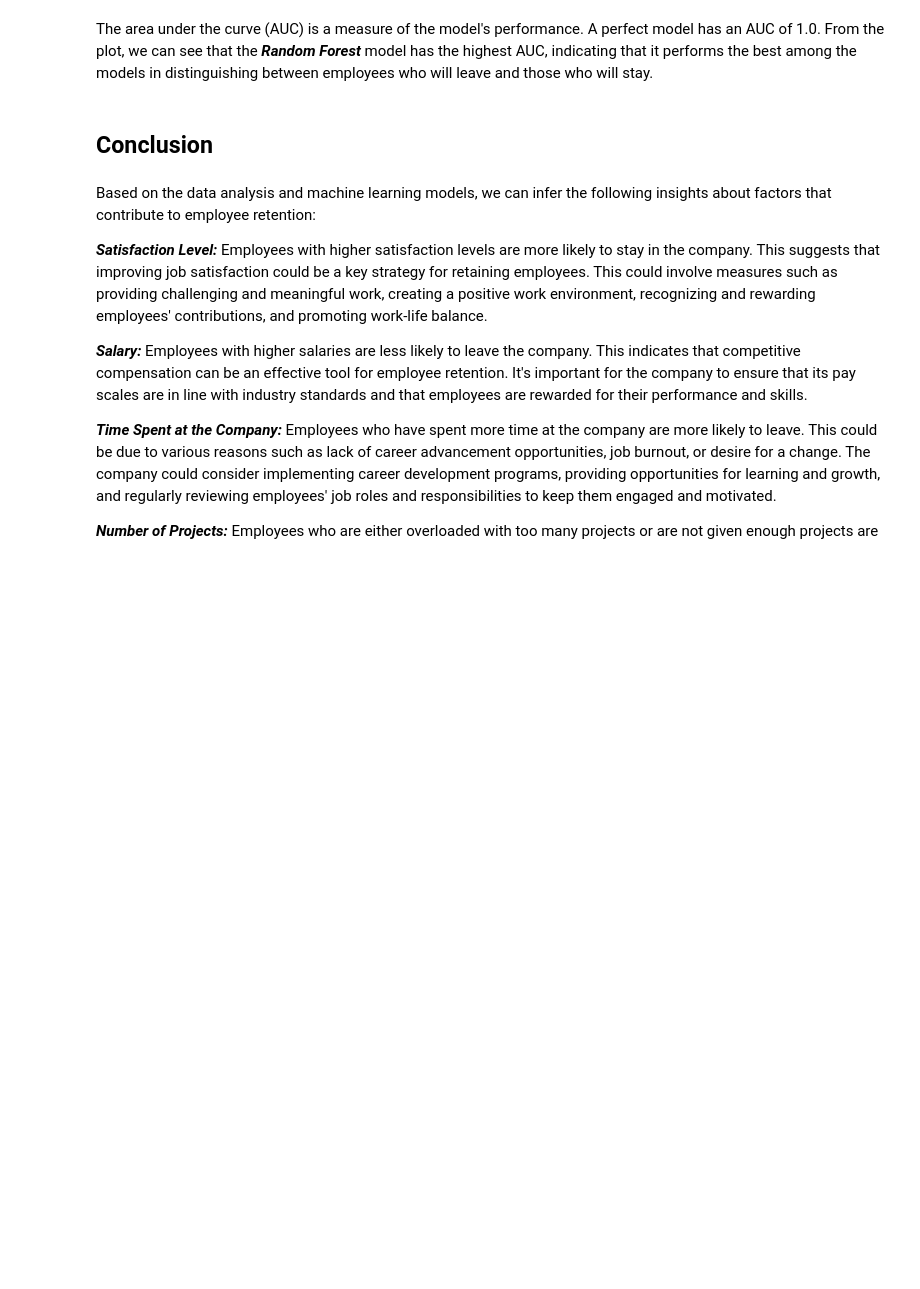
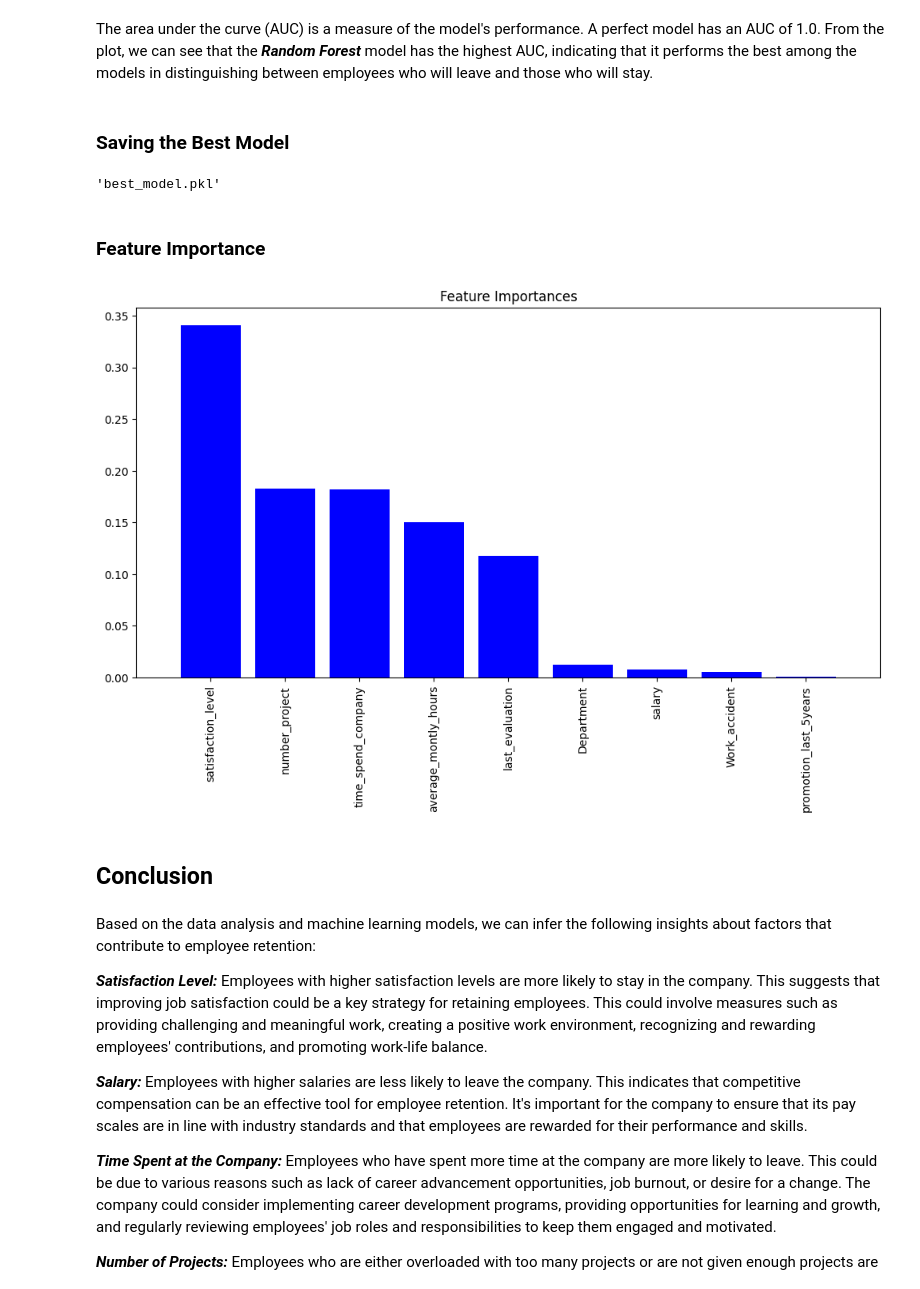
Before and after one commit to dbn3010/HR-Anlytics-with-Churn-Prediction, a Jupyter notebook: HR_Analytics.ipynb, the cells around one changed output. Saved outputs shown, nothing was run; the diff lists cells and outputs as text; code cells hidden in the pictures; blank space fills up the shorter version.

```diff
--- a/HR_Analytics.ipynb
+++ b/HR_Analytics.ipynb
@@ -263,5 +264,30 @@ Please also refer to the documentation for alternative solver options:
 # %% [markdown]
 The area under the curve (AUC) is a measure of the model's performance. A perfect model has an AUC of 1.0. From the plot, we can see that the ***Random Forest*** model has the highest AUC, indicating that it performs the best among the models in distinguishing between employees who will leave and those who will stay.
+# %% [markdown]
+### Saving the Best Model
+# %%
+import pickle
+best_model = RandomForestClassifier()
+best_model.fit(X_train, y_train)
+pickle.dump(best_model, open('best_model.pkl', 'wb'))
+'best_model.pkl'
+# %% [output]
+'best_model.pkl'
+# %% [markdown]
+### Feature Importance
+# %%
+# Ploting Feature Importance of Random Forest Model
+importances = best_model.feature_importances_
+indices = np.argsort(importances)[::-1]
+
+plt.figure(figsize=(12, 6))
+plt.title('Feature Importances')
+plt.bar(range(X_train.shape[1]), importances[indices], color='b', align='center')
+plt.xticks(range(X_train.shape[1]), X.columns[indices], rotation=90)
+plt.xlim([-1, X_train.shape[1]])
+plt.show()
+# %% [output]
+[figure, added]
 # %% [markdown]
 ## Conclusion
 # %% [markdown]
```
Also changed, not shown: parts of 4 cells of this notebook, 2 other files.
